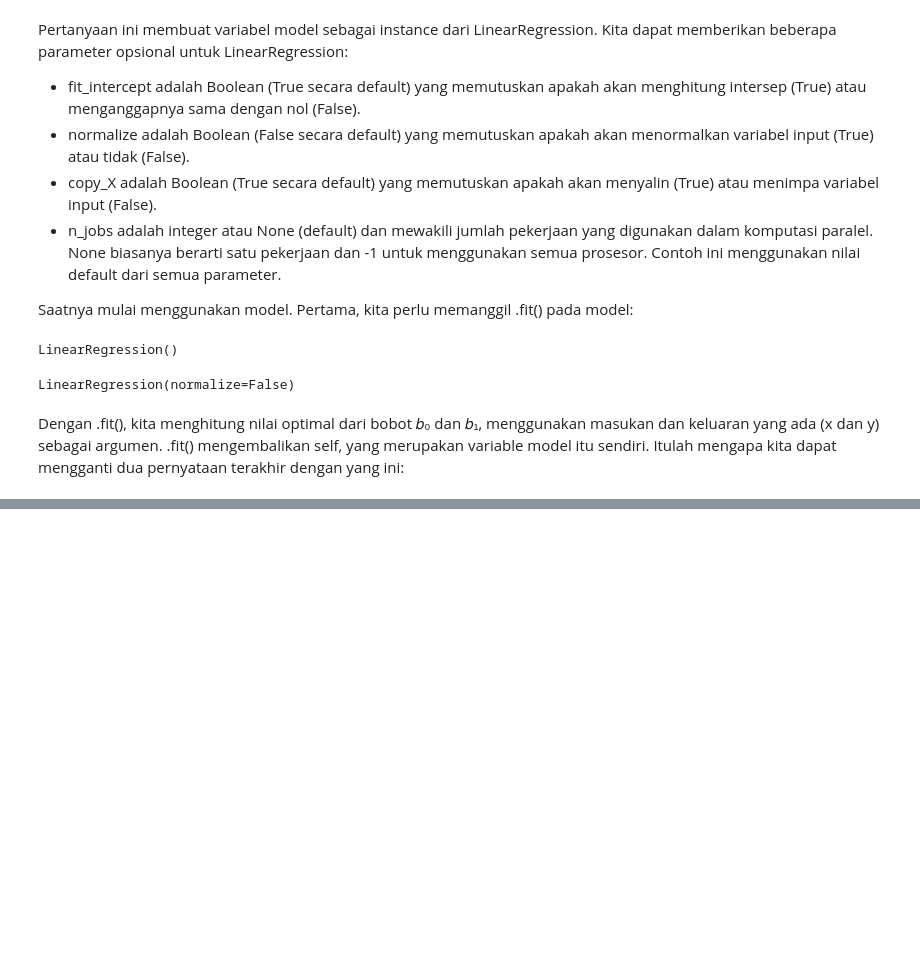
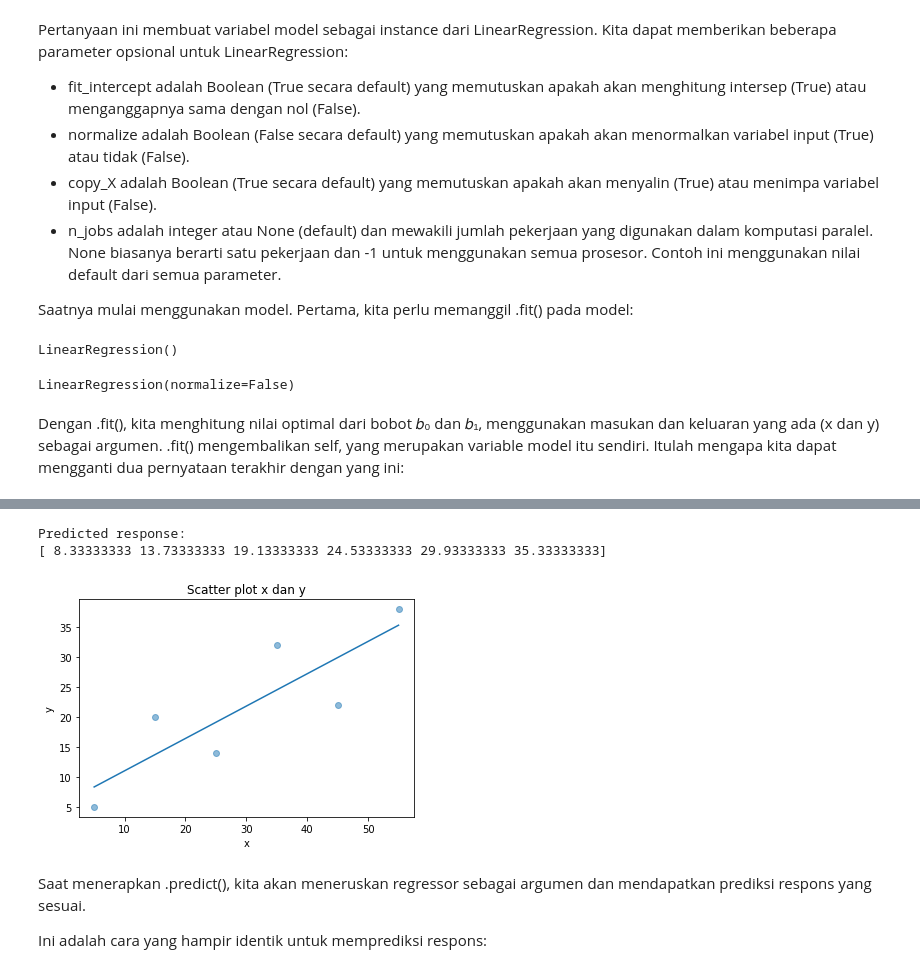
Before and after one commit to Hubhubhob/Hacktiv8, a Jupyter notebook: Hacktiv8-Sesi11/Sesi11.ipynb, the cells around one changed output, grey strips where cells are left out. Drawn from its saved outputs; the diff is of its cells as text; code cells hidden in the pictures; blank space fills up the shorter version.

```diff
--- a/Hacktiv8-Sesi11/Sesi11.ipynb
+++ b/Hacktiv8-Sesi11/Sesi11.ipynb
@@ -168,3 +168,5 @@ LinearRegression(normalize=False)
 # %% [markdown]
 
 Dengan .fit(), kita menghitung nilai optimal dari bobot 𝑏₀ dan 𝑏₁, menggunakan masukan dan keluaran yang ada (x dan y) sebagai argumen. .fit() mengembalikan self, yang merupakan variable model itu sendiri. Itulah mengapa kita dapat mengganti dua pernyataan terakhir dengan yang ini:
+# %%
+model = LinearRegression().fit(x, y)
@@ -170,0 +213,20 @@ Dengan .fit(), kita menghitung nilai optimal dari bobot 𝑏₀ dan 𝑏₁, men
+# %%
+y_pred = model.predict(x)
+print('Predicted response: ', y_pred, sep='\n')
+# %% [output]
+Predicted response:
+[ 8.33333333 13.73333333 19.13333333 24.53333333 29.93333333 35.33333333]
+# %%
+plt.scatter(x, y, alpha=0.5)
+plt.plot(x, y_pred)
+
+plt.title('Scatter plot x dan y')
+plt.xlabel('x')
+plt.ylabel('y')
+plt.show()
+# %% [output]
+[figure, added]
+# %% [markdown]
+Saat menerapkan .predict(), kita akan meneruskan regressor sebagai argumen dan mendapatkan prediksi respons yang sesuai.
+
+Ini adalah cara yang hampir identik untuk memprediksi respons:
```
Also changed, not shown: parts of 102 cells of this notebook.
